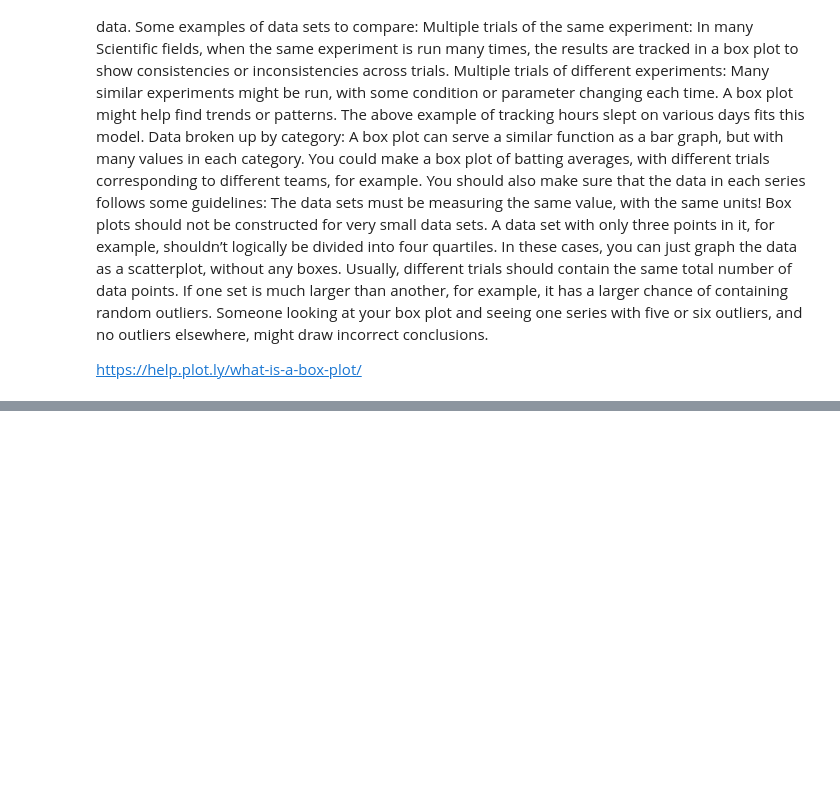
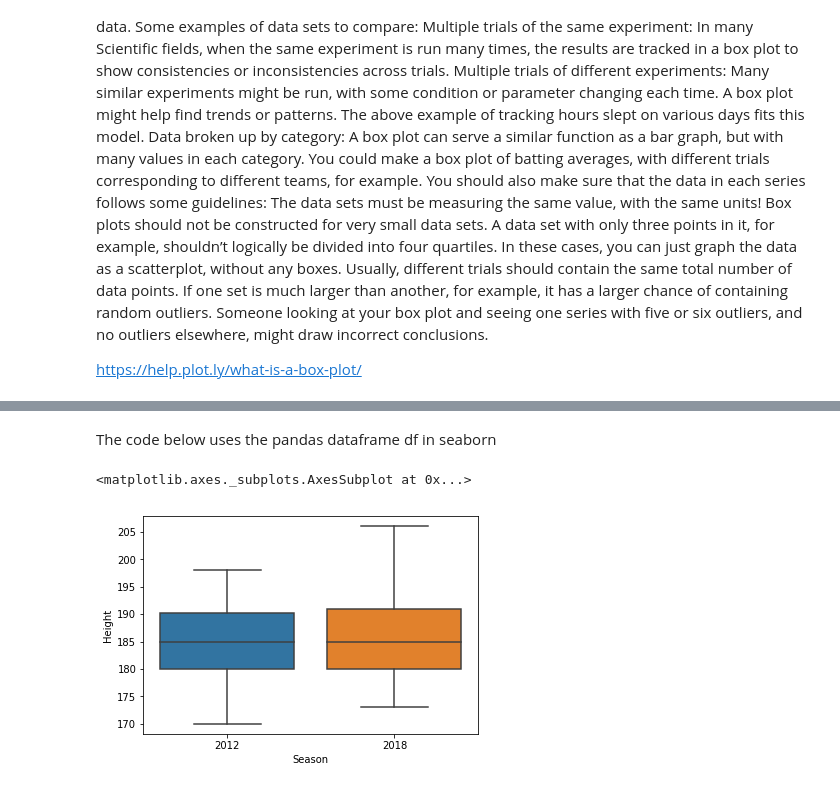
Before and after one commit to JohnONeillGMIT/BoxPlot, a Jupyter notebook: Boxplot Project.ipynb, the cells around one changed output, grey strips where cells are left out. Saved outputs shown, nothing was run; the diff lists cells and outputs as text; code cells hidden in the pictures; blank space fills up the shorter version.

Commit message:
Exploring the dataset with pairplot and boxplots

```diff
--- a/Boxplot Project.ipynb
+++ b/Boxplot Project.ipynb
@@ -202,0 +208,7 @@ df.plot.box()
+# %% [markdown]
+The code below uses the pandas dataframe df in seaborn
+# %%
+sns.boxplot(x="Season",y="Height",data=df) #seaborn boxplot calling on one variable in x axis for Height
+# %% [output]
+<matplotlib.axes._subplots.AxesSubplot at 0x...>
+[figure, added]
```
Also changed, not shown: parts of 10 cells of this notebook.
